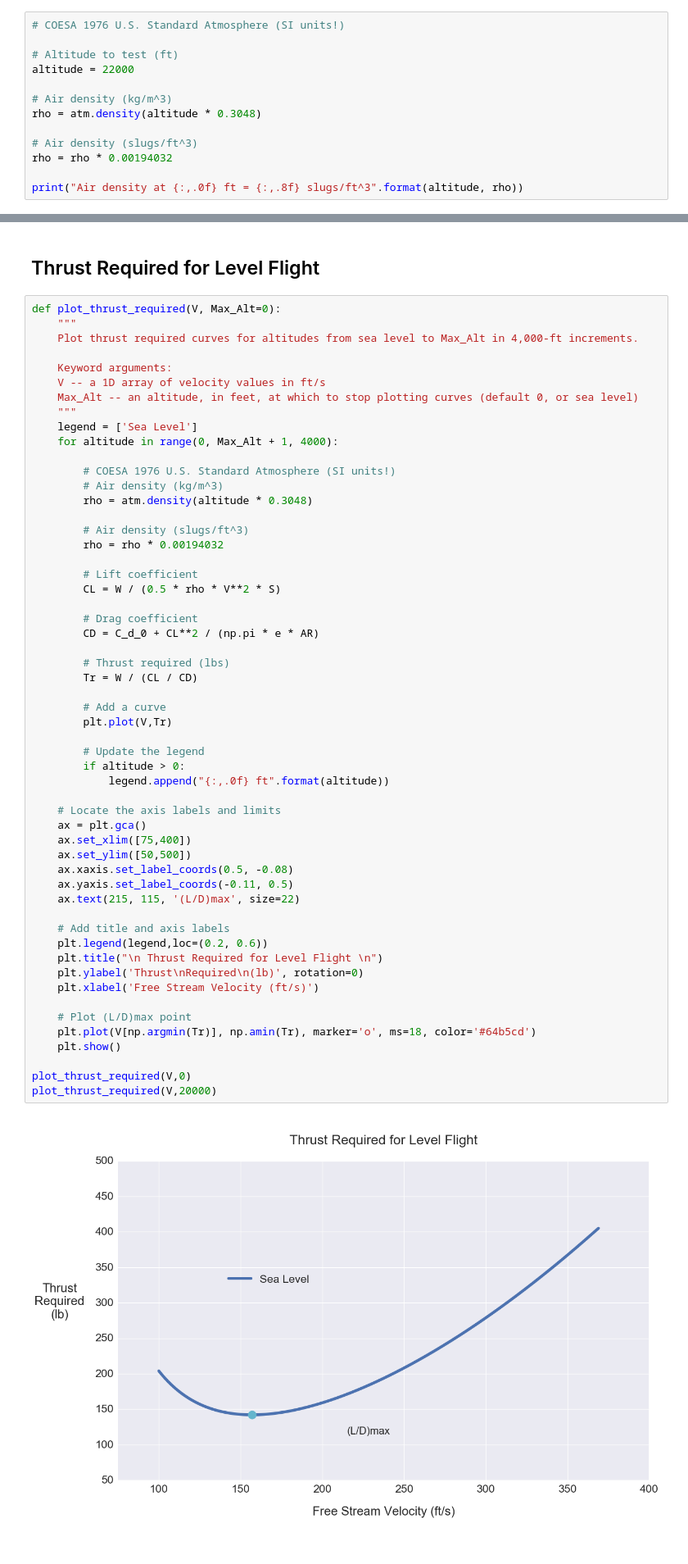
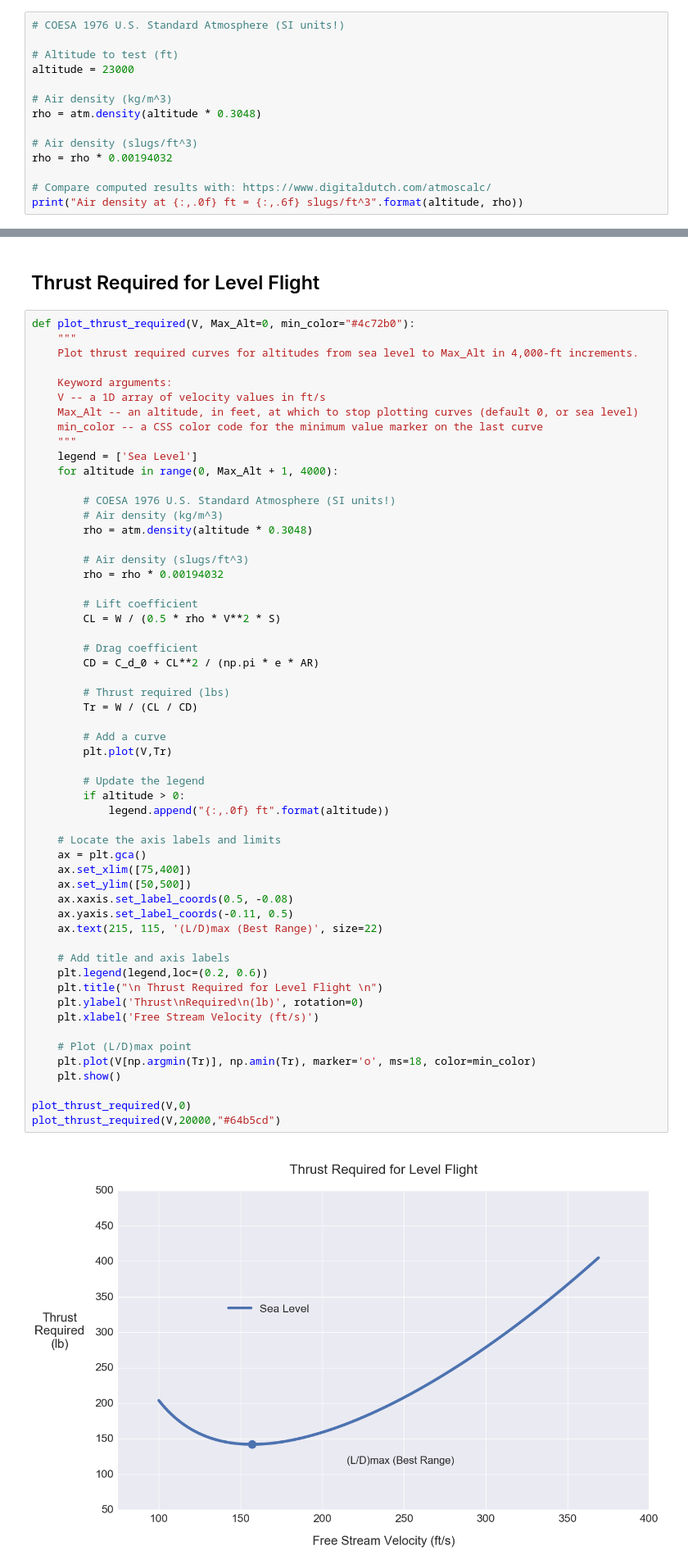
Before and after one commit to bws428/flight-performance-analysis, a Jupyter notebook: RV-8F Performance.ipynb, the cells around one changed output, grey strips where cells are left out. Shown at 82% size. Cells and saved outputs as stored; diff of their text form.

```diff
--- a/RV-8F Performance.ipynb
+++ b/RV-8F Performance.ipynb
@@ -64,7 +68,7 @@ V = np.arange(100,370)
 # COESA 1976 U.S. Standard Atmosphere (SI units!)
 
 # Altitude to test (ft)
-altitude = 22000
+altitude = 23000
 
 # Air density (kg/m^3)
 rho = atm.density(altitude * 0.3048)
@@ -72,5 +76,6 @@ rho = atm.density(altitude * 0.3048)
 # Air density (slugs/ft^3)
 rho = rho * 0.00194032
 
-print("Air density at {:,.0f} ft = {:,.8f} slugs/ft^3".format(altitude, rho))
+# Compare computed results with: https://www.digitaldutch.com/atmoscalc/
+print("Air density at {:,.0f} ft = {:,.6f} slugs/ft^3".format(altitude, rho))
 # %% [output]
@@ -78,13 +83,14 @@ Air density at 22,000 ft = 0.00118271 slugs/ft^3
 # %% [markdown]
 ## Thrust Required for Level Flight
 # %%
-def plot_thrust_required(V, Max_Alt=0):
+def plot_thrust_required(V, Max_Alt=0, min_color="#4c72b0"):
     """
     Plot thrust required curves for altitudes from sea level to Max_Alt in 4,000-ft increments.
 
     Keyword arguments:
     V -- a 1D array of velocity values in ft/s
     Max_Alt -- an altitude, in feet, at which to stop plotting curves (default 0, or sea level)
+    min_color -- a CSS color code for the minimum value marker on the last curve
     """
     legend = ['Sea Level']
     for altitude in range(0, Max_Alt + 1, 4000):
@@ -103,34 +109,34 @@ def plot_thrust_required(V, Max_Alt=0):
         CD = C_d_0 + CL**2 / (np.pi * e * AR)
 
         # Thrust required (lbs)
         Tr = W / (CL / CD)
 
         # Add a curve
         plt.plot(V,Tr)
 
         # Update the legend
         if altitude > 0:
             legend.append("{:,.0f} ft".format(altitude))
 
     # Locate the axis labels and limits
     ax = plt.gca()
     ax.set_xlim([75,400])
     ax.set_ylim([50,500])
     ax.xaxis.set_label_coords(0.5, -0.08)
     ax.yaxis.set_label_coords(-0.11, 0.5)
-    ax.text(215, 115, '(L/D)max', size=22)
+    ax.text(215, 115, '(L/D)max (Best Range)', size=22)
 
     # Add title and axis labels
     plt.legend(legend,loc=(0.2, 0.6))
     plt.title("\n Thrust Required for Level Flight \n")
     plt.ylabel('Thrust\nRequired\n(lb)', rotation=0)
     plt.xlabel('Free Stream Velocity (ft/s)')
 
     # Plot (L/D)max point
-    plt.plot(V[np.argmin(Tr)], np.amin(Tr), marker='o', ms=18, color='#64b5cd')
+    plt.plot(V[np.argmin(Tr)], np.amin(Tr), marker='o', ms=18, color=min_color)
     plt.show()
 
 plot_thrust_required(V,0)
-plot_thrust_required(V,20000)
+plot_thrust_required(V,20000,"#64b5cd")
 # %% [output]
-[figure, old version]
+[figure, new version]
```
Also changed, not shown: parts of 6 cells of this notebook.
